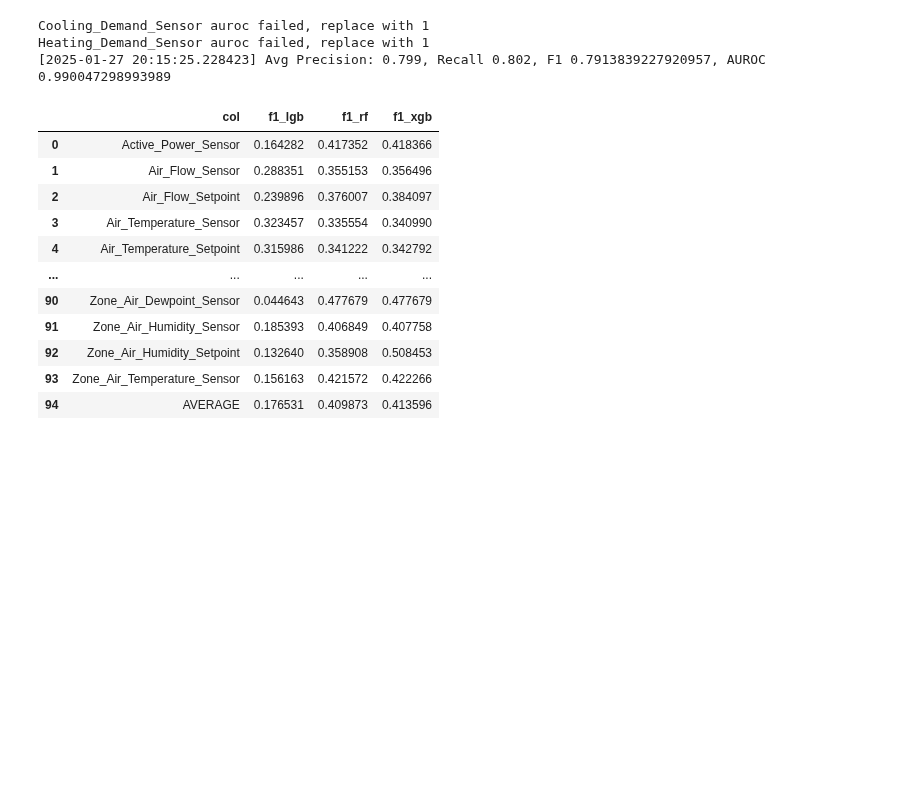
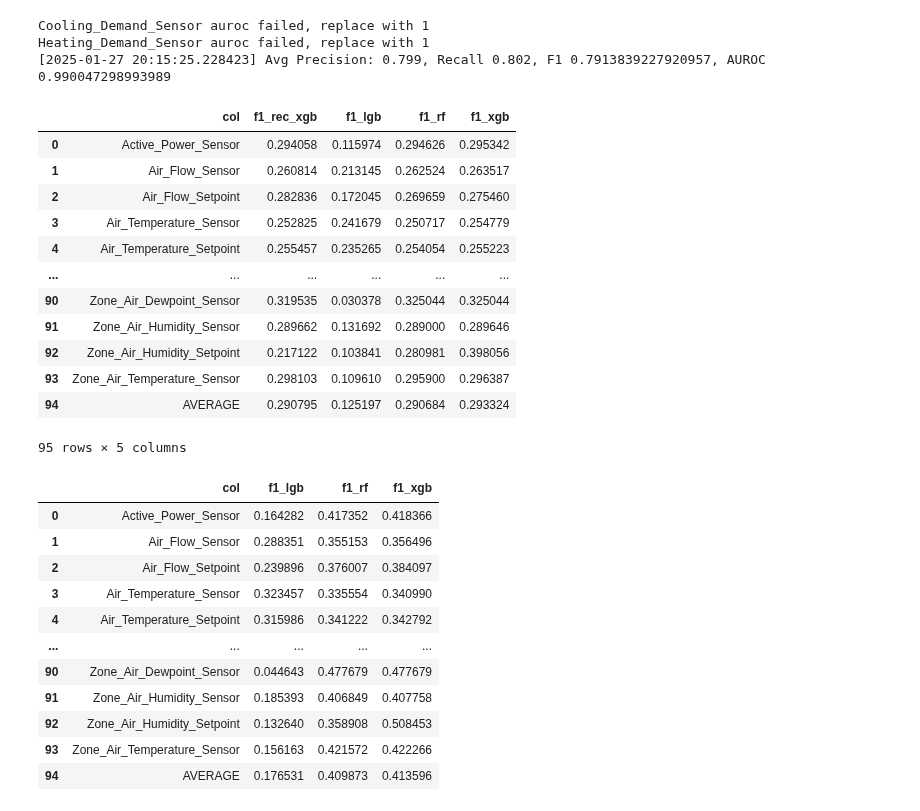
Before and after one commit to JoeZhao527/cl-bricks, a Jupyter notebook: notebooks/ensemble.ipynb, the cells around one changed output. Saved outputs shown, nothing was run; the diff lists cells and outputs as text; code cells hidden in the pictures; blank space fills up the shorter version.

```diff
--- a/notebooks/ensemble.ipynb
+++ b/notebooks/ensemble.ipynb
@@ -347,3 +351,34 @@ Heating_Demand_Sensor auroc failed, replace with 1
+# %%
+model_cols = ["f1_lgb", "f1_rf", "f1_xgb", "f1_rec_xgb"]
+norm_weight = pd.merge(
+    rec_xgb_report[['col', 'f1']].rename(columns={'f1': 'f1_rec_xgb'}),
+    pd.merge(
+        lgb_report[['col', 'f1']].rename(columns={'f1': 'f1_lgb'}),
+        pd.merge(rf_report[['col', 'f1']], xgb_report[['col', 'f1']], on=['col'], suffixes=("_rf", "_xgb")),
+        on=['col']
+    ),
+    on=['col']
+)
+
+weight_sum = norm_weight[model_cols].sum(axis=1)
+for col in model_cols:
+    norm_weight[col] = norm_weight[col] / weight_sum
+
+norm_weight
+# %% [output]
+|  | col | f1_rec_xgb | f1_lgb | f1_rf | f1_xgb |
+| 0 | Active_Power_Sensor | 0.294058 | 0.115974 | 0.294626 | 0.295342 |
+| 1 | Air_Flow_Sensor | 0.260814 | 0.213145 | 0.262524 | 0.263517 |
+| 2 | Air_Flow_Setpoint | 0.282836 | 0.172045 | 0.269659 | 0.275460 |
+| 3 | Air_Temperature_Sensor | 0.252825 | 0.241679 | 0.250717 | 0.254779 |
+| 4 | Air_Temperature_Setpoint | 0.255457 | 0.235265 | 0.254054 | 0.255223 |
+| ... | ... | ... | ... | ... | ... |
+| 90 | Zone_Air_Dewpoint_Sensor | 0.319535 | 0.030378 | 0.325044 | 0.325044 |
+| 91 | Zone_Air_Humidity_Sensor | 0.289662 | 0.131692 | 0.289000 | 0.289646 |
+| 92 | Zone_Air_Humidity_Setpoint | 0.217122 | 0.103841 | 0.280981 | 0.398056 |
+| 93 | Zone_Air_Temperature_Sensor | 0.298103 | 0.109610 | 0.295900 | 0.296387 |
+| 94 | AVERAGE | 0.290795 | 0.125197 | 0.290684 | 0.293324 |
+95 rows × 5 columns
 # %%
 model_cols = ["f1_lgb", "f1_rf", "f1_xgb"]
 norm_weight = pd.merge(
```
Also changed, not shown: parts of 10 cells of this notebook, 2 other files.
